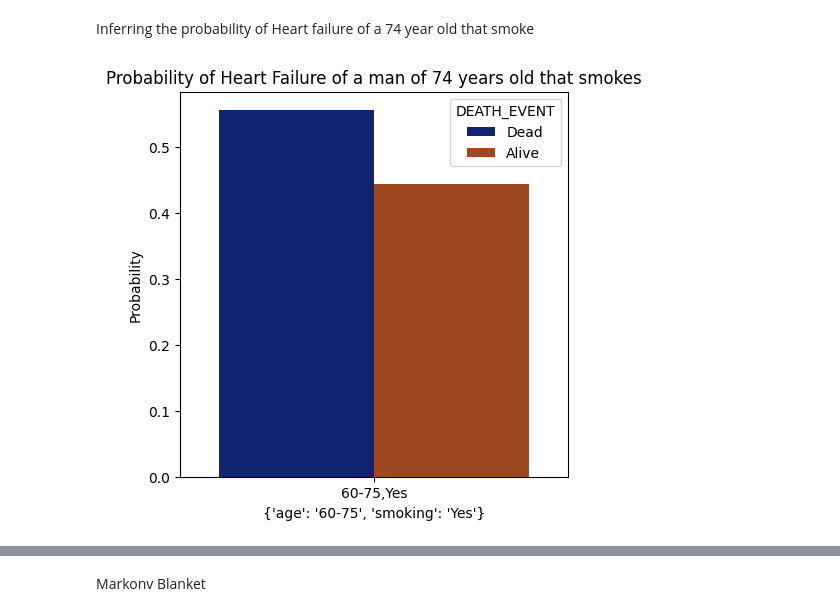
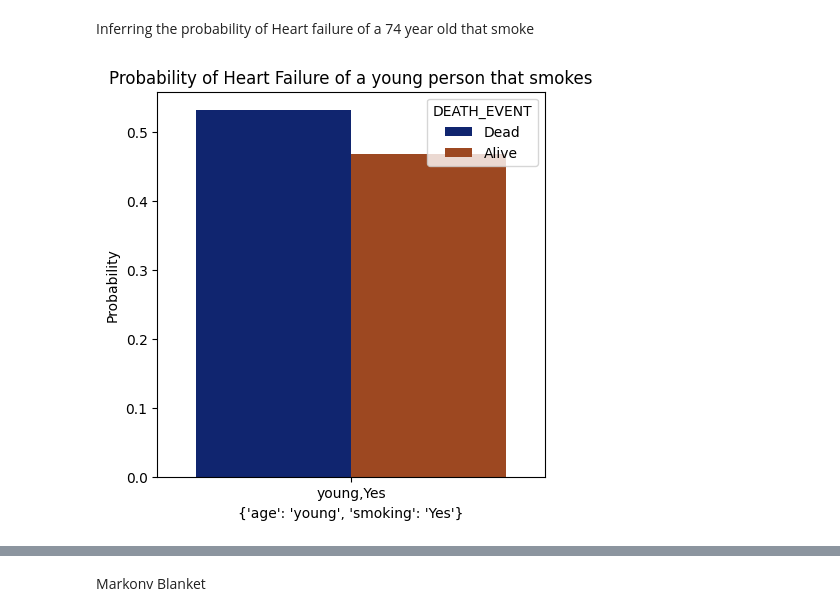
Before and after one commit to PtrTella/BayesianNetwork, a Jupyter notebook: CLASSIFY.ipynb, the cells around one changed output, grey strips where cells are left out. Drawn from its saved outputs; the diff is of its cells as text; code cells hidden in the pictures.

```diff
--- a/CLASSIFY.ipynb
+++ b/CLASSIFY.ipynb
@@ -449,11 +430,11 @@ plot_bar(inf, title, evidences, 'serum_creatinine')
 # %% [markdown]
 Inferring the probability of Heart failure of a 74 year old that smoke
 # %%
-title='Probability of Heart Failure of a man of 74 years old that smokes'
-evidence = {'age':'60-75', 'smoking':'Yes'}
+title='Probability of Heart Failure of a young person that smokes'
+evidence = {'age': 'young' , 'smoking': 'Yes'}
 target = 'DEATH_EVENT'
 
 inf = inference(evidence, target, network)
 plot_bar(inf, title, evidence, target, fig_size=(5, 5))
 # %% [output]
-[figure, old version]
+[figure, new version]
```
Also changed, not shown: parts of 11 cells of this notebook.
